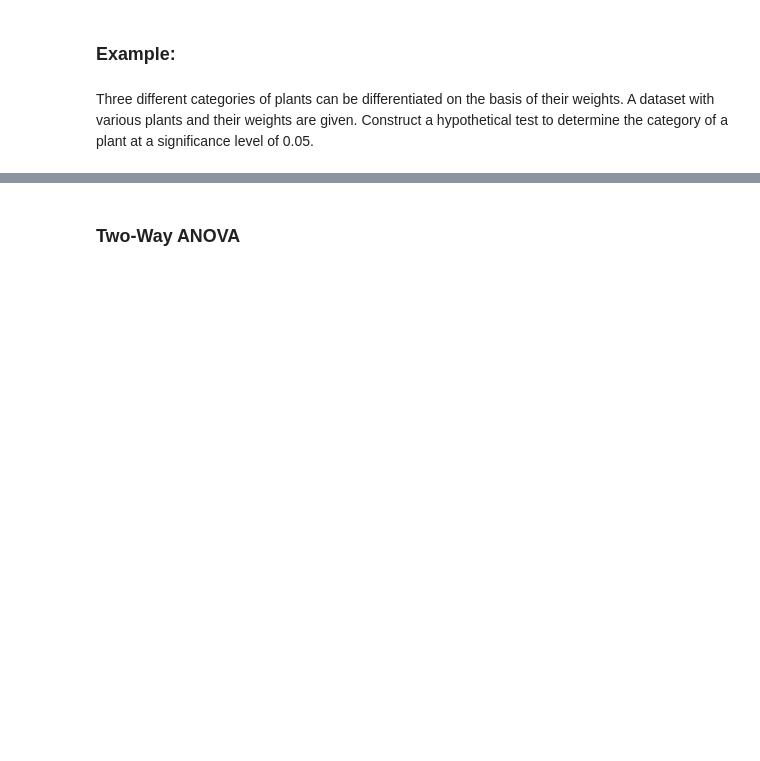
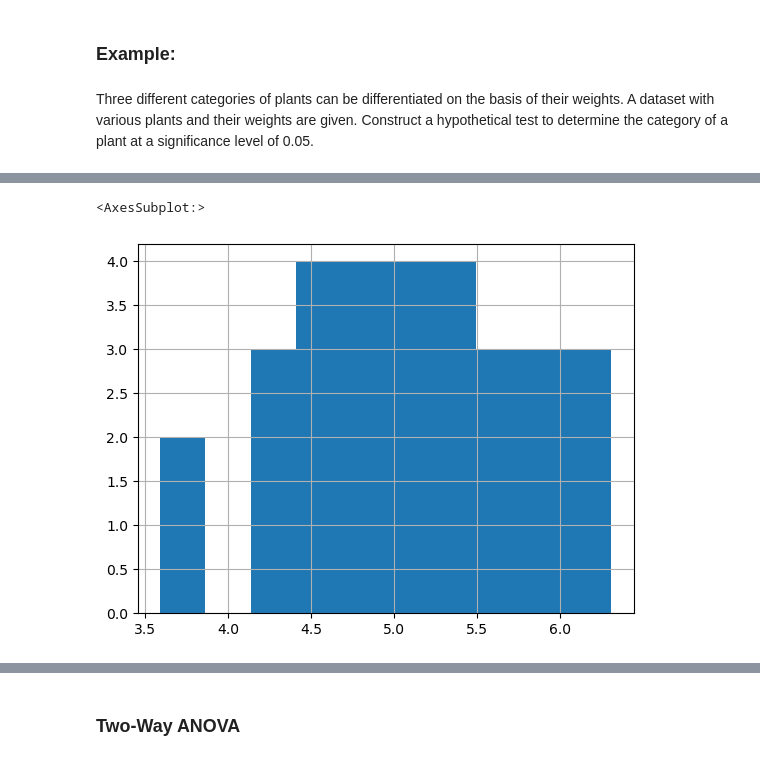
Before and after one commit to mobeloper/AIMLCaltechBootcamp, a Jupyter notebook: DataScience/Lesson_08_Advanced_Statistics/1_Advanced_Statistics.ipynb, the cells around one changed output, grey strips where cells are left out. Drawn from its saved outputs; the diff is of its cells as text; code cells hidden in the pictures; blank space fills up the shorter version.

```diff
--- a/DataScience/Lesson_08_Advanced_Statistics/1_Advanced_Statistics.ipynb
+++ b/DataScience/Lesson_08_Advanced_Statistics/1_Advanced_Statistics.ipynb
@@ -910,4 +910,6 @@ their weights are given. Construct a hypothetical test to determine the category
 import pandas as pd
 from scipy import stats
 from statsmodels.stats import weightstats as stests
-df = pd.read_csv('plant.csv')
+df = pd.read_csv('../Datasets/plant.csv')
+
+df.head()
@@ -913,0 +936,8 @@ df = pd.read_csv('plant.csv')
+# %%
+## Check our assumptions are correct
+
+# Check for Normalcy
+df['weight'].hist()
+# %% [output]
+<AxesSubplot:>
+[figure, added]
```
Also changed, not shown: parts of 6 cells of this notebook, 1 other file.
